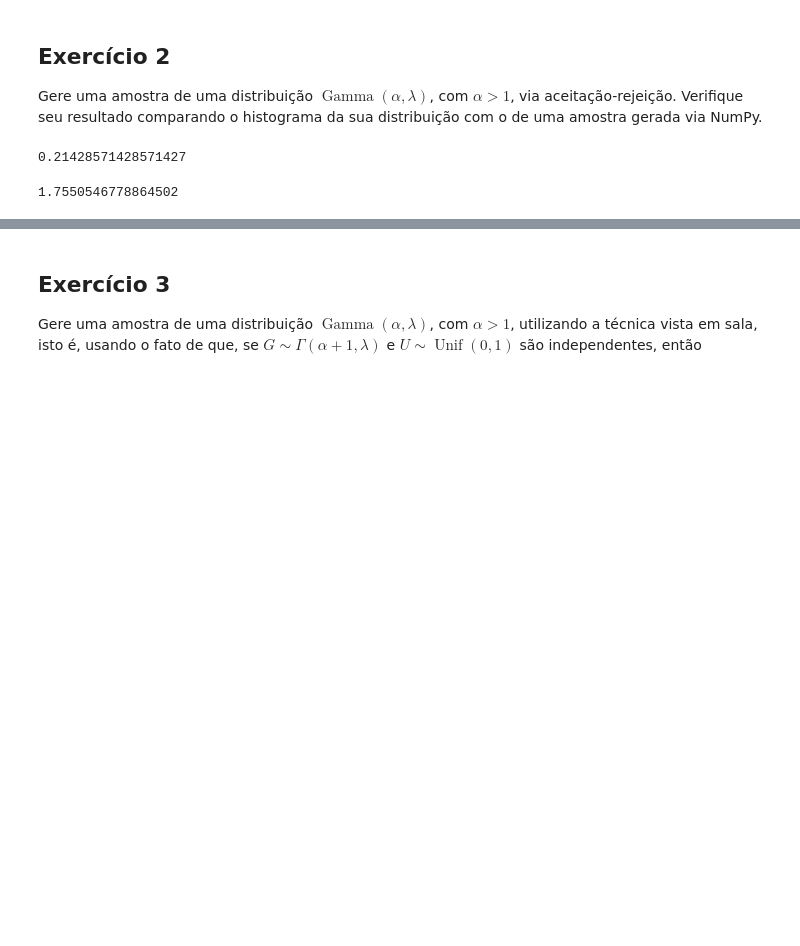
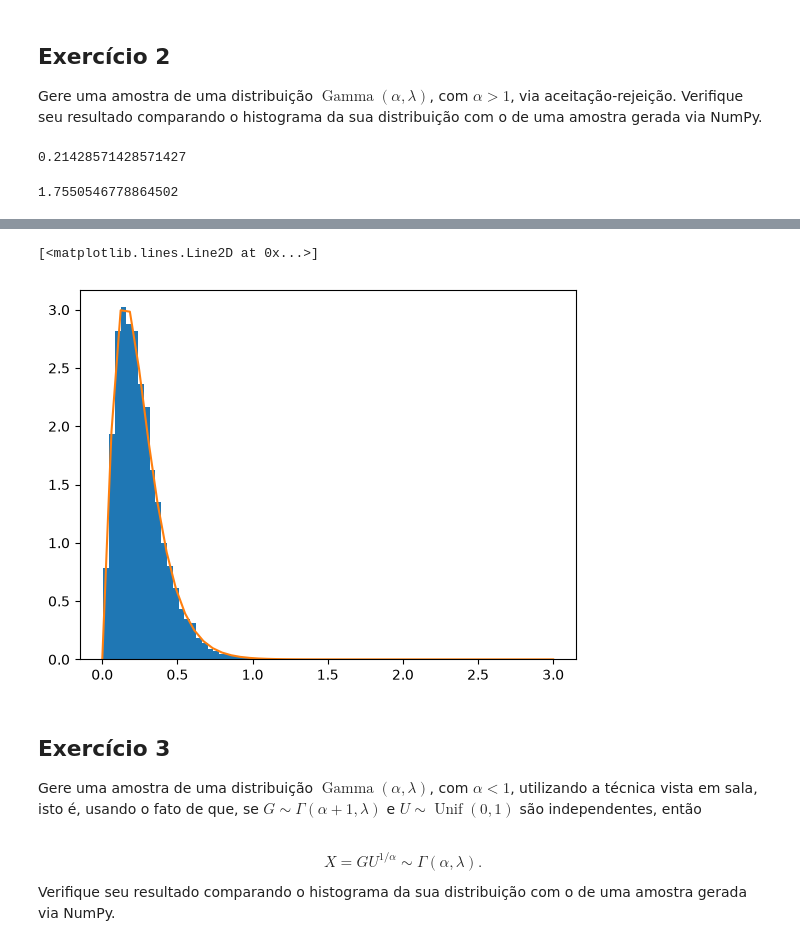
Before and after one commit to mauriciocelini/Programacao-Estatistica, a Jupyter notebook: Labs/lab9.ipynb, the cells around one changed output, grey strips where cells are left out. Saved outputs shown, nothing was run; the diff lists cells and outputs as text; code cells hidden in the pictures; blank space fills up the shorter version.

```diff
--- a/Labs/lab9.ipynb
+++ b/Labs/lab9.ipynb
@@ -84,4 +88,19 @@ plt.plot(x,fx)
+# %%
+sucessos = 0
+teste = []
+while sucessos < M:
+    U = np.random.uniform()
+    exp = (-1)*np.log(np.random.uniform())/mi
+    if U * c * densidade_exp(exp,mi) < densidade_gama(exp,a,lamb):
+        teste.append(exp)
+        sucessos += 1
+# %%
+plt.hist(teste, density = True, bins=30)
+plt.plot(x,fx)
+# %% [output]
+[<matplotlib.lines.Line2D at 0x...>]
+[figure, added]
 # %% [markdown]
 ## Exercício 3
 
-Gere uma amostra de uma distribuição $\operatorname{Gamma}(\alpha,\lambda)$, com $\alpha>1$, utilizando a técnica vista em sala, isto é, usando o fato de que, se $G \sim \Gamma(\alpha+1,\lambda)$ e $U \sim \operatorname{Unif}(0,1)$ são independentes, então
+Gere uma amostra de uma distribuição $\operatorname{Gamma}(\alpha,\lambda)$, com $\alpha<1$, utilizando a técnica vista em sala, isto é, usando o fato de que, se $G \sim \Gamma(\alpha+1,\lambda)$ e $U \sim \operatorname{Unif}(0,1)$ são independentes, então
@@ -87,0 +111,5 @@ Gere uma amostra de uma distribuição $\operatorname{Gamma}(\alpha,\lambda)$, c
+# %% [markdown]
+$$
+X = G U^{1/\alpha} \sim \Gamma(\alpha,\lambda).
+$$
+Verifique seu resultado comparando o histograma da sua distribuição com o de uma amostra gerada via NumPy.
```
Also changed, not shown: parts of 28 cells of this notebook, 2 other files.
